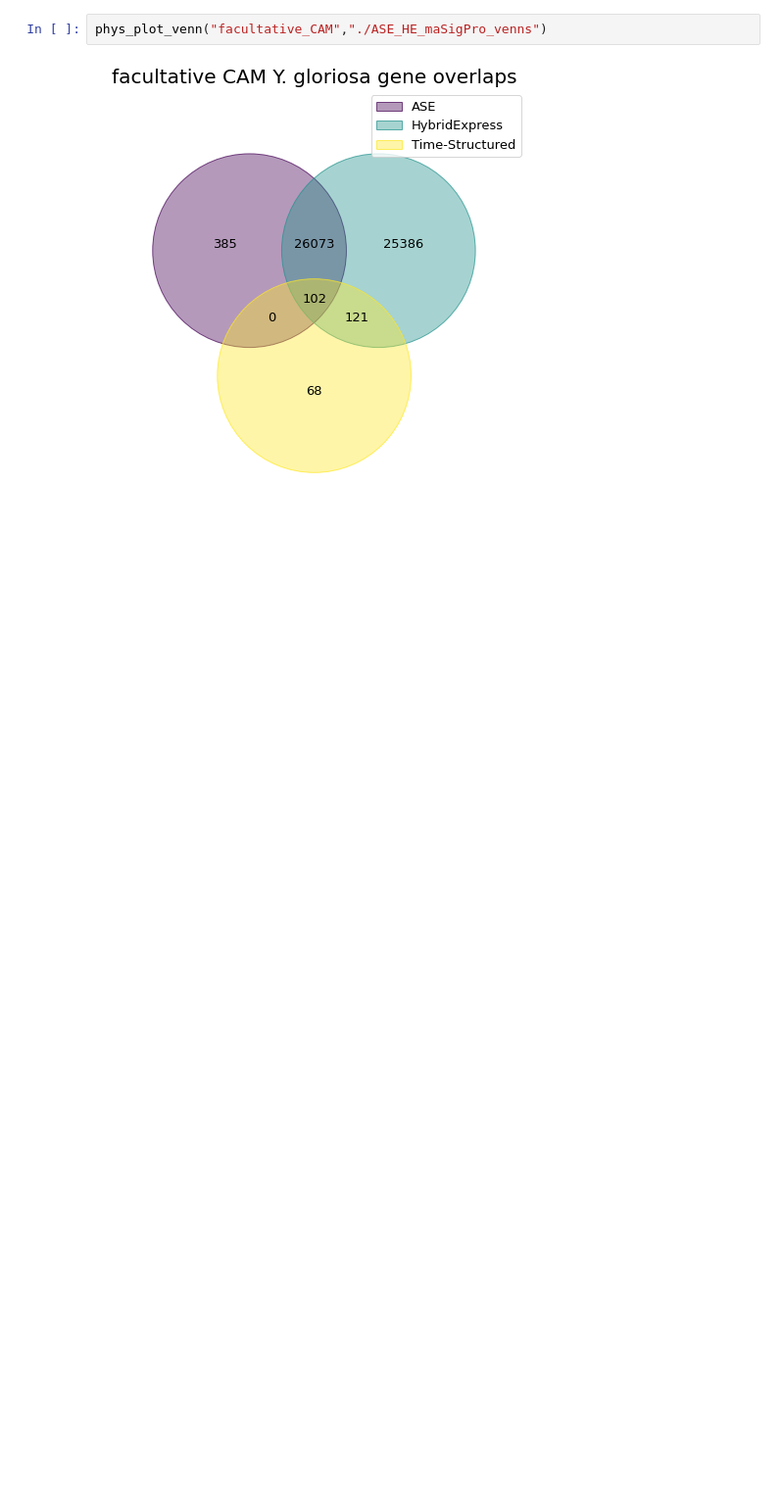
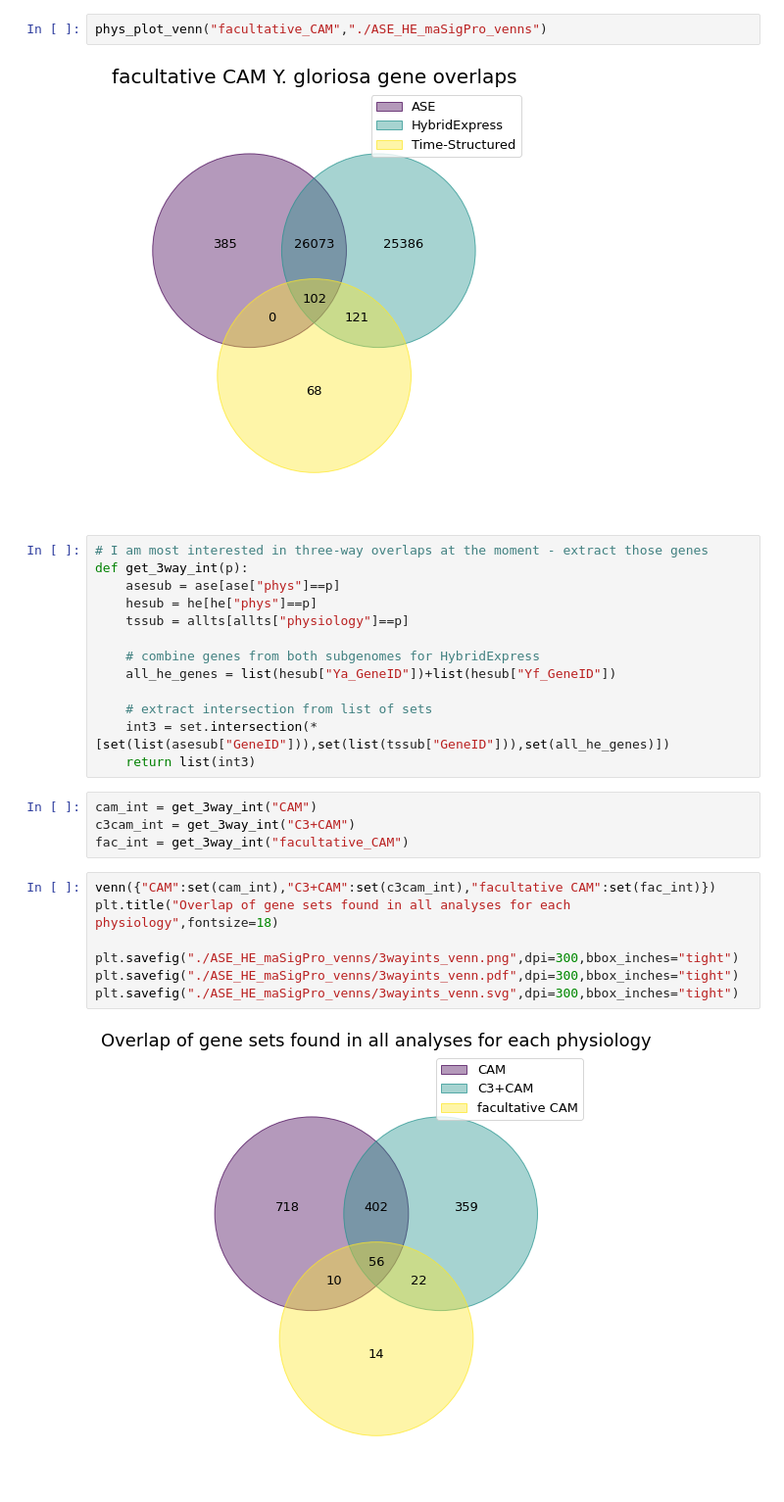
Before and after one commit to achpardo/yucca-genomics, a Jupyter notebook: findint_TS_ASE_HybExp.ipynb, the cells around one changed output. Shown at 98% size. Saved outputs shown, nothing was run; the diff lists cells and outputs as text; blank space fills up the shorter version.

Commit message:
gene intersections update

```diff
--- a/findint_TS_ASE_HybExp.ipynb
+++ b/findint_TS_ASE_HybExp.ipynb
@@ -189,3 +189,29 @@ phys_plot_venn("C3+CAM","./ASE_HE_maSigPro_venns")
 phys_plot_venn("facultative_CAM","./ASE_HE_maSigPro_venns")
 # %% [output]
 [figure]
+# %%
+# I am most interested in three-way overlaps at the moment - extract those genes
+def get_3way_int(p):
+    asesub = ase[ase["phys"]==p]
+    hesub = he[he["phys"]==p]
+    tssub = allts[allts["physiology"]==p]
+
+    # combine genes from both subgenomes for HybridExpress
+    all_he_genes = list(hesub["Ya_GeneID"])+list(hesub["Yf_GeneID"])
+
+    # extract intersection from list of sets
+    int3 = set.intersection(*[set(list(asesub["GeneID"])),set(list(tssub["GeneID"])),set(all_he_genes)])
+    return list(int3)
+# %%
+cam_int = get_3way_int("CAM")
+c3cam_int = get_3way_int("C3+CAM")
+fac_int = get_3way_int("facultative_CAM")
+# %%
+venn({"CAM":set(cam_int),"C3+CAM":set(c3cam_int),"facultative CAM":set(fac_int)})
+plt.title("Overlap of gene sets found in all analyses for each physiology",fontsize=18)
+
+plt.savefig("./ASE_HE_maSigPro_venns/3wayints_venn.png",dpi=300,bbox_inches="tight")
+plt.savefig("./ASE_HE_maSigPro_venns/3wayints_venn.pdf",dpi=300,bbox_inches="tight")
+plt.savefig("./ASE_HE_maSigPro_venns/3wayints_venn.svg",dpi=300,bbox_inches="tight")
+# %% [output]
+[figure, added]
```
Also changed, not shown: parts of 14 cells of this notebook.
